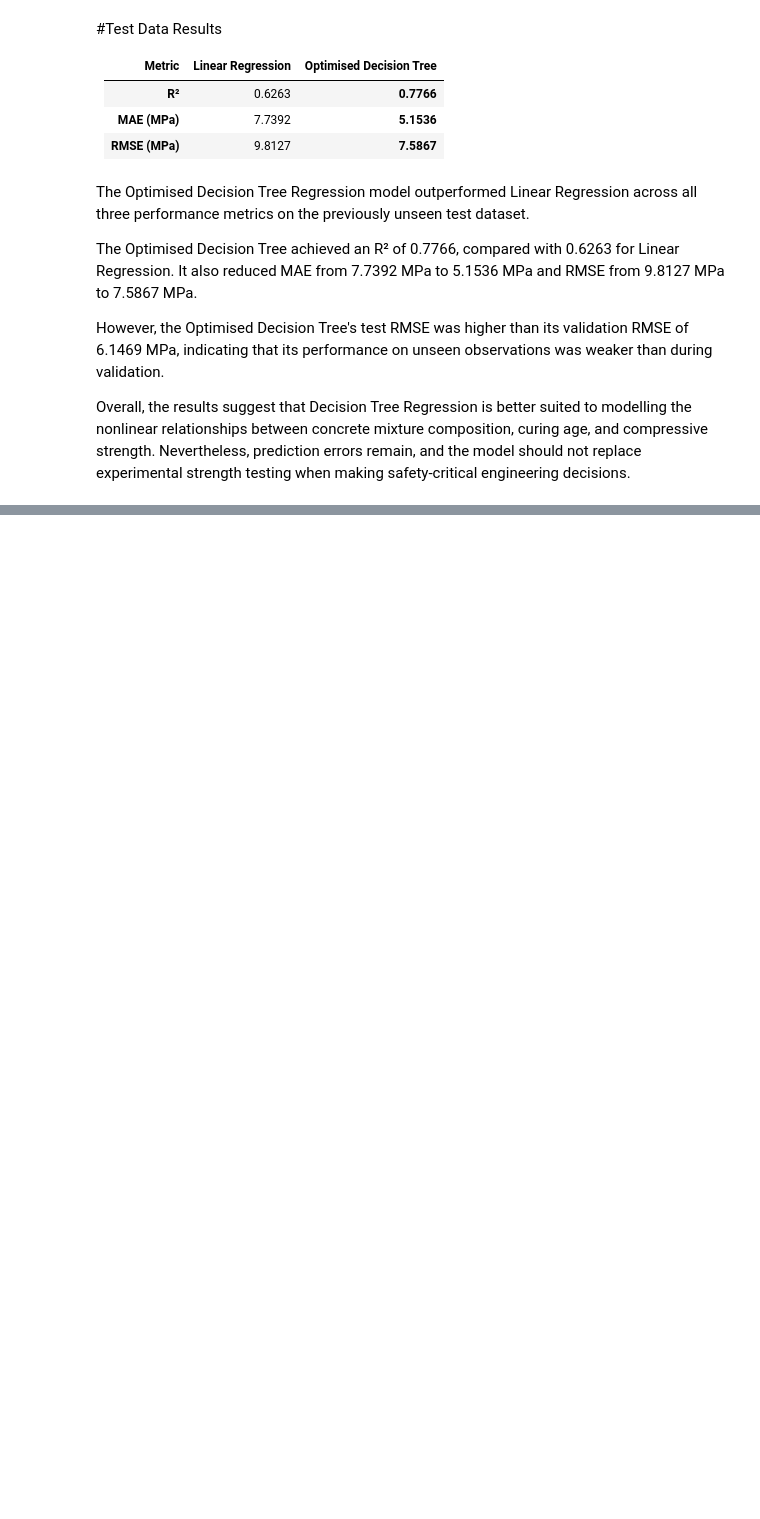
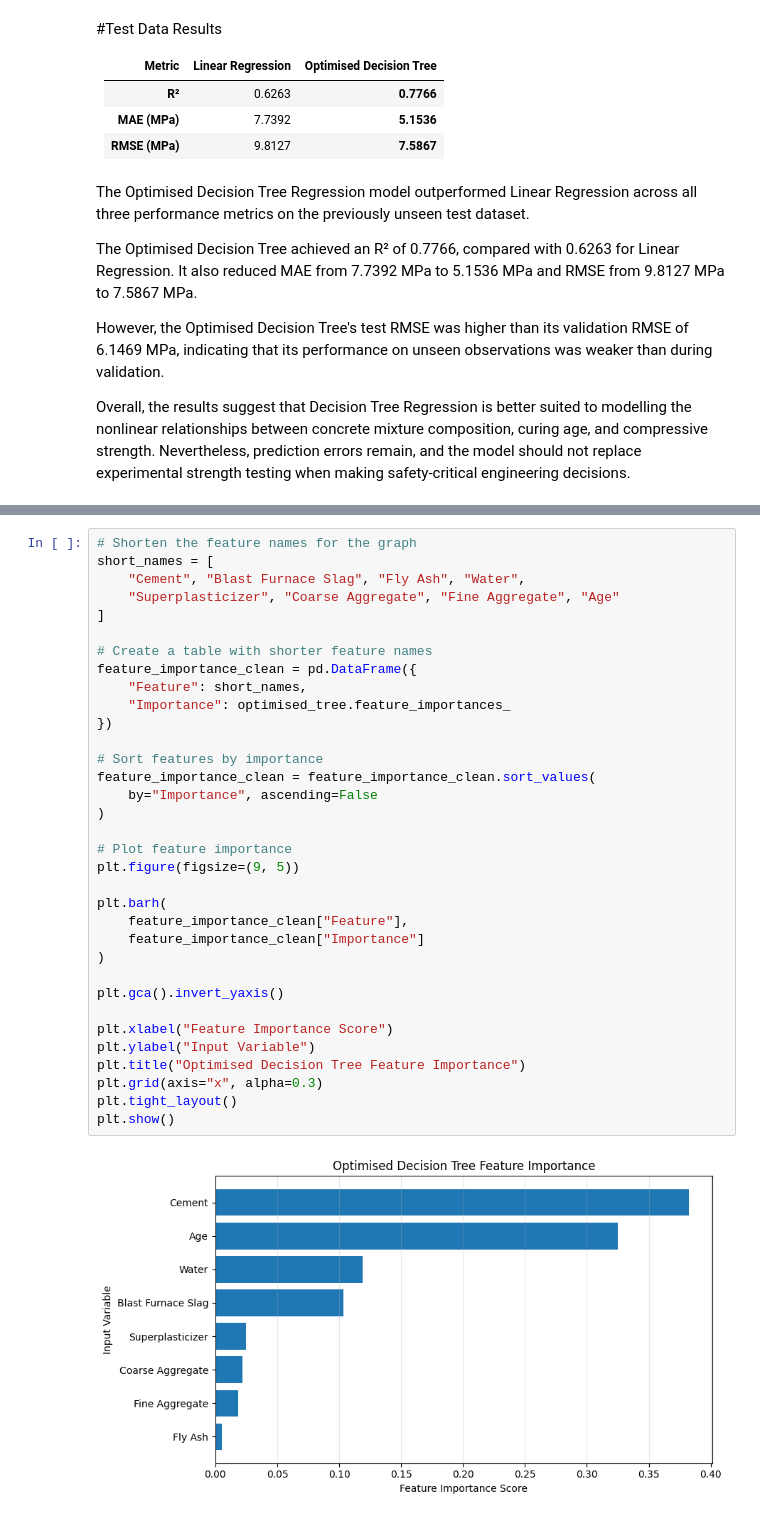
Before and after one commit to Archer-Read/MMA3001-Project, a Jupyter notebook: Concrete_Strength_Prediction.ipynb, the cells around one changed output, grey strips where cells are left out. Saved outputs shown, nothing was run; the diff lists cells and outputs as text; blank space fills up the shorter version.

```diff
--- a/Concrete_Strength_Prediction.ipynb
+++ b/Concrete_Strength_Prediction.ipynb
@@ -432,0 +566,36 @@ Overall, the results suggest that Decision Tree Regression is better suited to m
+# %%
+# Shorten the feature names for the graph
+short_names = [
+    "Cement", "Blast Furnace Slag", "Fly Ash", "Water",
+    "Superplasticizer", "Coarse Aggregate", "Fine Aggregate", "Age"
+]
+
+# Create a table with shorter feature names
+feature_importance_clean = pd.DataFrame({
+    "Feature": short_names,
+    "Importance": optimised_tree.feature_importances_
+})
+
+# Sort features by importance
+feature_importance_clean = feature_importance_clean.sort_values(
+    by="Importance", ascending=False
+)
+
+# Plot feature importance
+plt.figure(figsize=(9, 5))
+
+plt.barh(
+    feature_importance_clean["Feature"],
+    feature_importance_clean["Importance"]
+)
+
+plt.gca().invert_yaxis()
+
+plt.xlabel("Feature Importance Score")
+plt.ylabel("Input Variable")
+plt.title("Optimised Decision Tree Feature Importance")
+plt.grid(axis="x", alpha=0.3)
+plt.tight_layout()
+plt.show()
+# %% [output]
+[figure, added]
```
Also changed, not shown: parts of 9 cells of this notebook.
